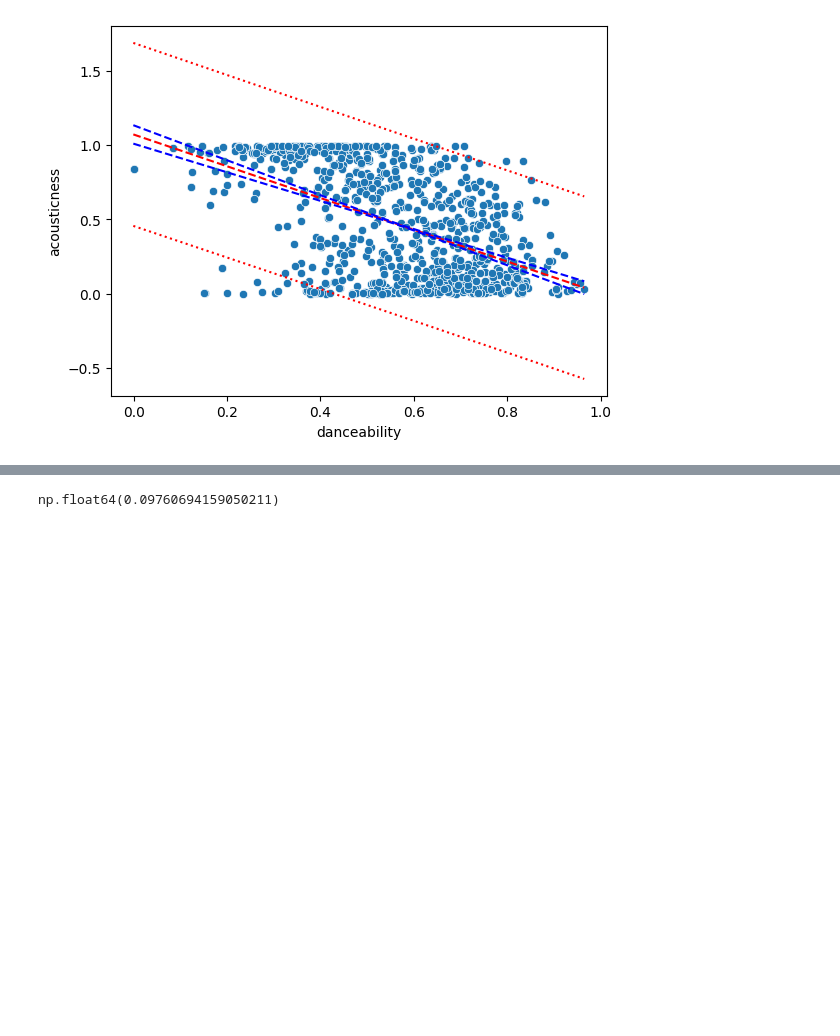
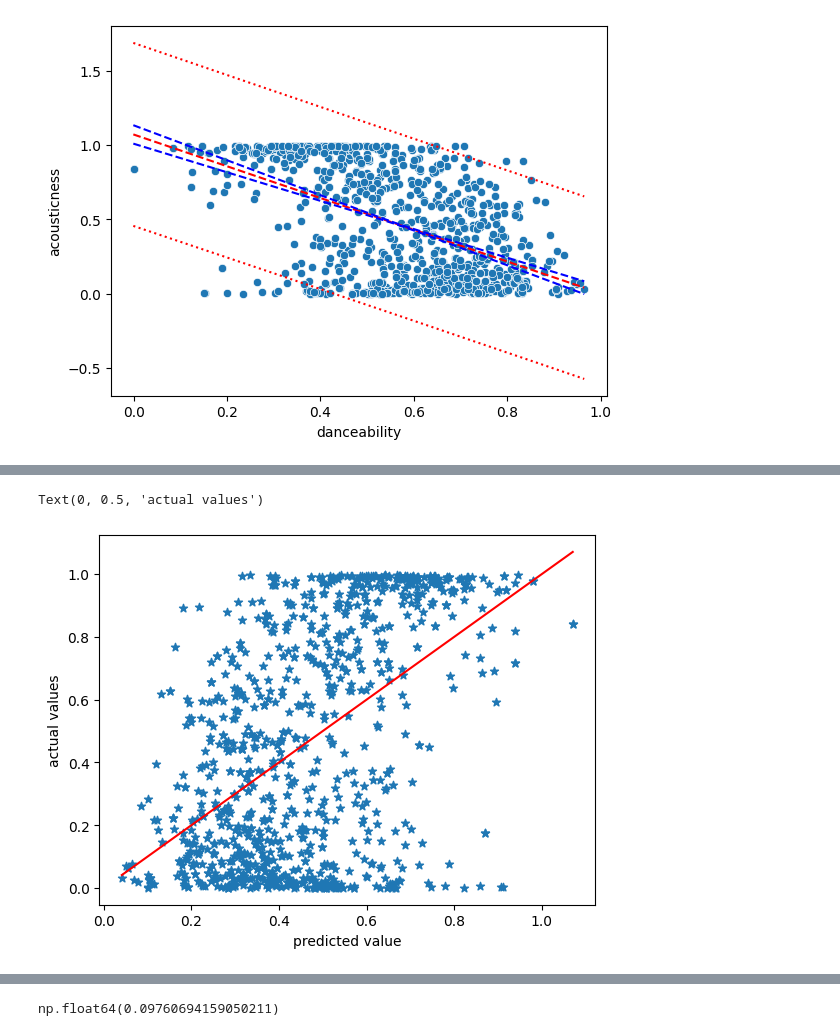
Before and after one commit to SamuAP19/StatsII_project, a Jupyter notebook: Project_StatsII.ipynb, the cells around one changed output, grey strips where cells are left out. Saved outputs shown, nothing was run; the diff lists cells and outputs as text; code cells hidden in the pictures; blank space fills up the shorter version.

```diff
--- a/Project_StatsII.ipynb
+++ b/Project_StatsII.ipynb
@@ -166,0 +176,8 @@ plt.plot(x0, outp_hi, 'r:')
+# %%
+plt.scatter(x=hy,y=y,marker='*')
+plt.plot((min(hy),max(hy)),(min(hy),max(hy)),'r')
+plt.xlabel('predicted value')
+plt.ylabel('actual values')
+# %% [output]
+Text(0, 0.5, 'actual values')
+[figure, added]
```
Also changed, not shown: parts of 17 cells of this notebook.
